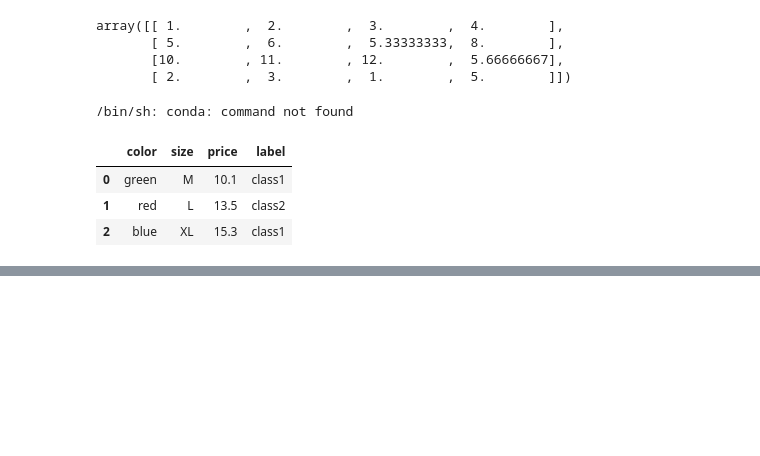
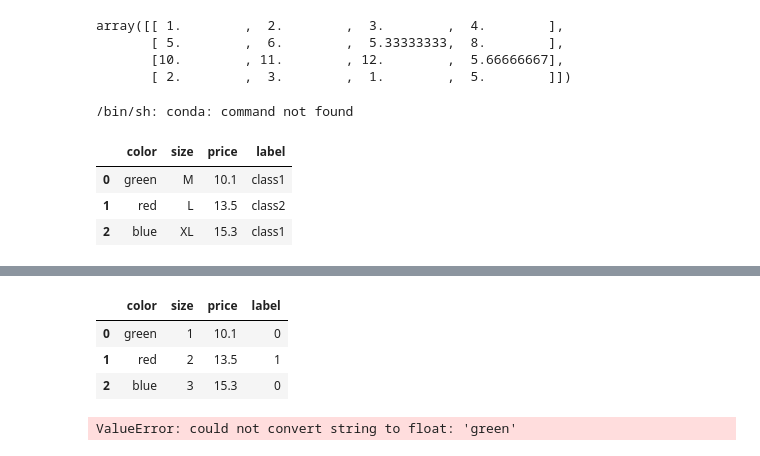
Before and after one commit to regispires/aulas-machine-learning-2019, a Jupyter notebook: 06-Pre-processamento.ipynb, the cells around one changed output, grey strips where cells are left out. Saved outputs shown, nothing was run; the diff lists cells and outputs as text; code cells hidden in the pictures; blank space fills up the shorter version.

```diff
--- a/06-Pre-processamento.ipynb
+++ b/06-Pre-processamento.ipynb
@@ -127,0 +191,12 @@ df2
+# %%
+df2
+# %% [output]
+|  | color | size | price | label |
+| 0 | green | 1 | 10.1 | 0 |
+| 1 | red | 2 | 13.5 | 1 |
+| 2 | blue | 3 | 15.3 | 0 |
+# %%
+ohe = OneHotEncoder(categorical_features=[0], sparse=False)
+ohe.fit_transform(df2)
+# %% [output]
+ValueError: could not convert string to float: 'green'
```
Also changed, not shown: parts of 12 cells of this notebook.
